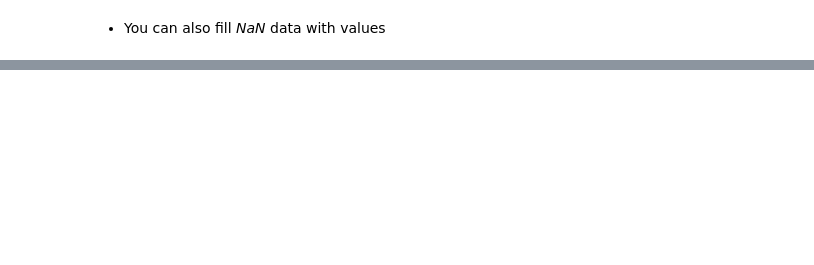
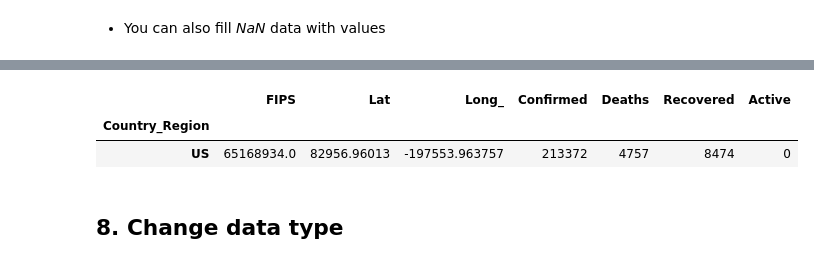
Before and after one commit to SeiwonPark/python-pandas, a Jupyter notebook: analyze_covid19_data.ipynb, the cells around one changed output, grey strips where cells are left out. Cells and saved outputs as stored; diff of their text form; code cells hidden in the pictures; blank space fills up the shorter version.

```diff
--- a/analyze_covid19_data.ipynb
+++ b/analyze_covid19_data.ipynb
@@ -341,0 +381,8 @@ doc.head()
+# %%
+doc[doc.index == 'US']  # you can select specific index
+# %% [output]
+|  | FIPS | Lat | Long_ | Confirmed | Deaths | Recovered | Active |
+| Country_Region |  |  |  |  |  |  |  |
+| US | 65168934.0 | 82956.96013 | -197553.963757 | 213372 | 4757 | 8474 | 0 |
+# %% [markdown]
+## 8. Change data type
```
Also changed, not shown: parts of 15 cells of this notebook, 2 other files.
